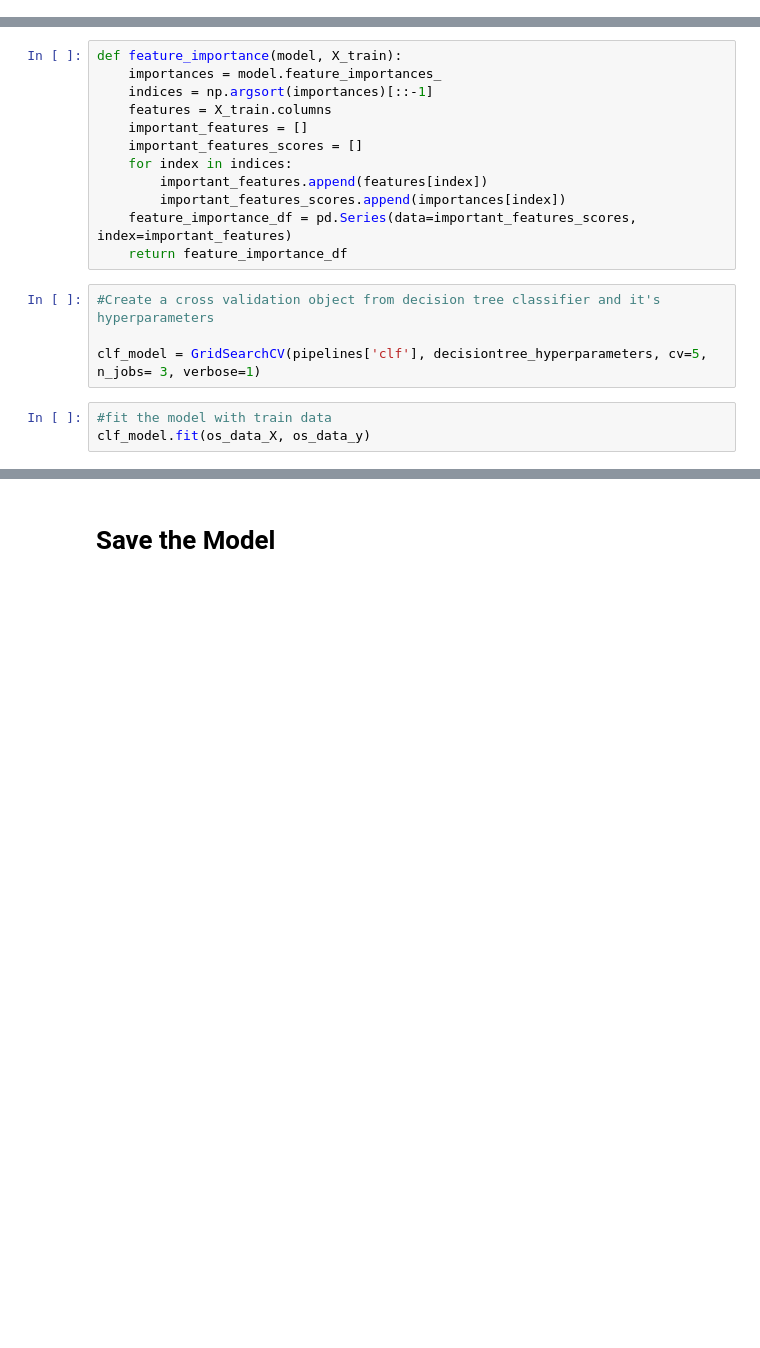
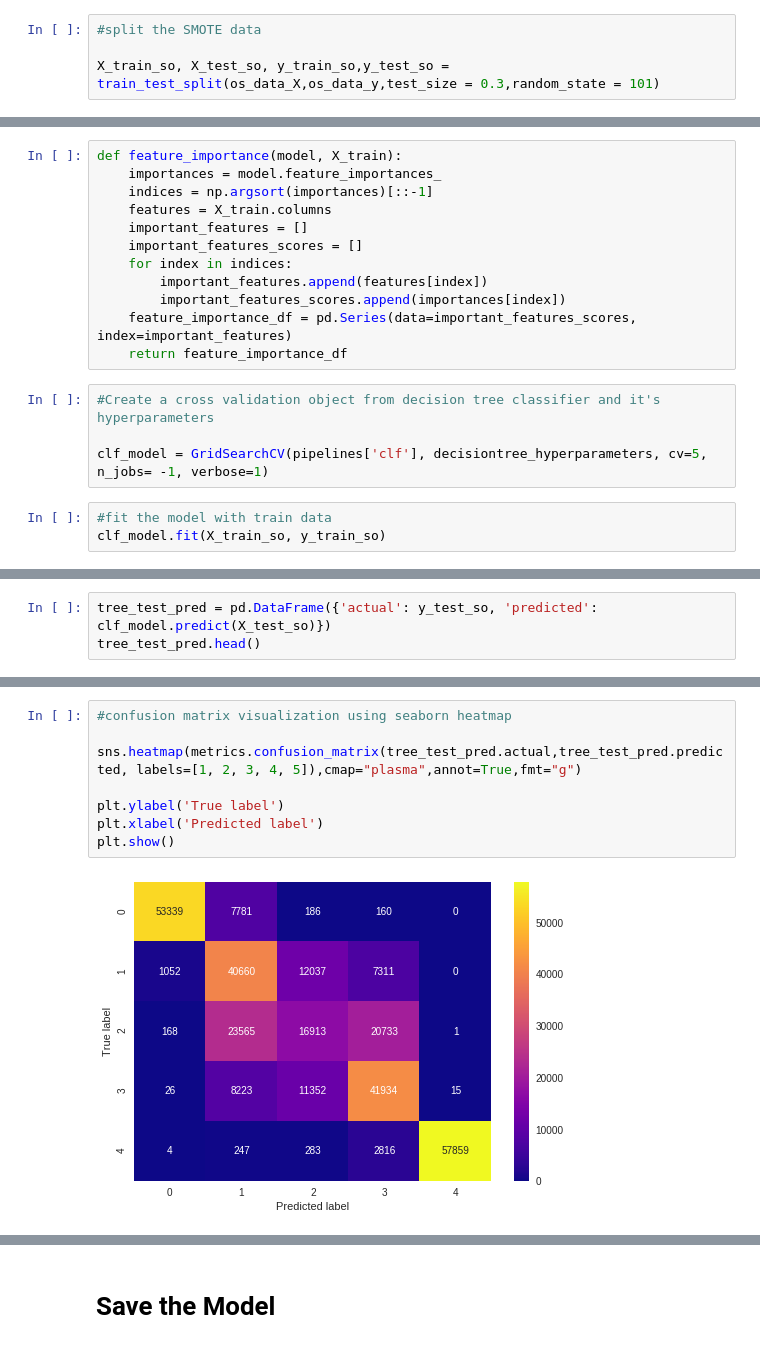
Before and after one commit to Niranjankumar-c/PredictBuildingDamage_MLChallenge, a Jupyter notebook: PredictingBuildingDamage_Trees.ipynb, the cells around one changed output, grey strips where cells are left out. Saved outputs shown, nothing was run; the diff lists cells and outputs as text; blank space fills up the shorter version.

Commit message:
Modified the source code
Added confusion matrix and classification report

```diff
--- a/PredictingBuildingDamage_Trees.ipynb
+++ b/PredictingBuildingDamage_Trees.ipynb
@@ -388,0 +399,4 @@ plt.show()
+# %%
+#split the SMOTE data
+
+X_train_so, X_test_so, y_train_so,y_test_so = train_test_split(os_data_X,os_data_y,test_size = 0.3,random_state = 101)
@@ -482,9 +512,9 @@ def feature_importance(model, X_train):
 # %%
 #Create a cross validation object from decision tree classifier and it's hyperparameters
 
-clf_model = GridSearchCV(pipelines['clf'], decisiontree_hyperparameters, cv=5, n_jobs= 3, verbose=1)
+clf_model = GridSearchCV(pipelines['clf'], decisiontree_hyperparameters, cv=5, n_jobs= -1, verbose=1)
 # %%
 #fit the model with train data
-clf_model.fit(os_data_X, os_data_y)
+clf_model.fit(X_train_so, y_train_so)
 # %% [output]
 Fitting 5 folds for each of 1764 candidates, totalling 8820 fits
@@ -539,0 +580,3 @@ DecisionTreeClassifier(class_weight=None, criterion='gini', max_depth=11,
+# %%
+tree_test_pred = pd.DataFrame({'actual': y_test_so, 'predicted': clf_model.predict(X_test_so)})
+tree_test_pred.head()
@@ -539,0 +612,10 @@ DecisionTreeClassifier(class_weight=None, criterion='gini', max_depth=11,
+# %%
+#confusion matrix visualization using seaborn heatmap
+
+sns.heatmap(metrics.confusion_matrix(tree_test_pred.actual,tree_test_pred.predicted, labels=[1, 2, 3, 4, 5]),cmap="plasma",annot=True,fmt="g")
+
+plt.ylabel('True label')
+plt.xlabel('Predicted label')
+plt.show()
+# %% [output]
+[figure, added]
```
Also changed, not shown: parts of 34 cells of this notebook, 1 other file.
